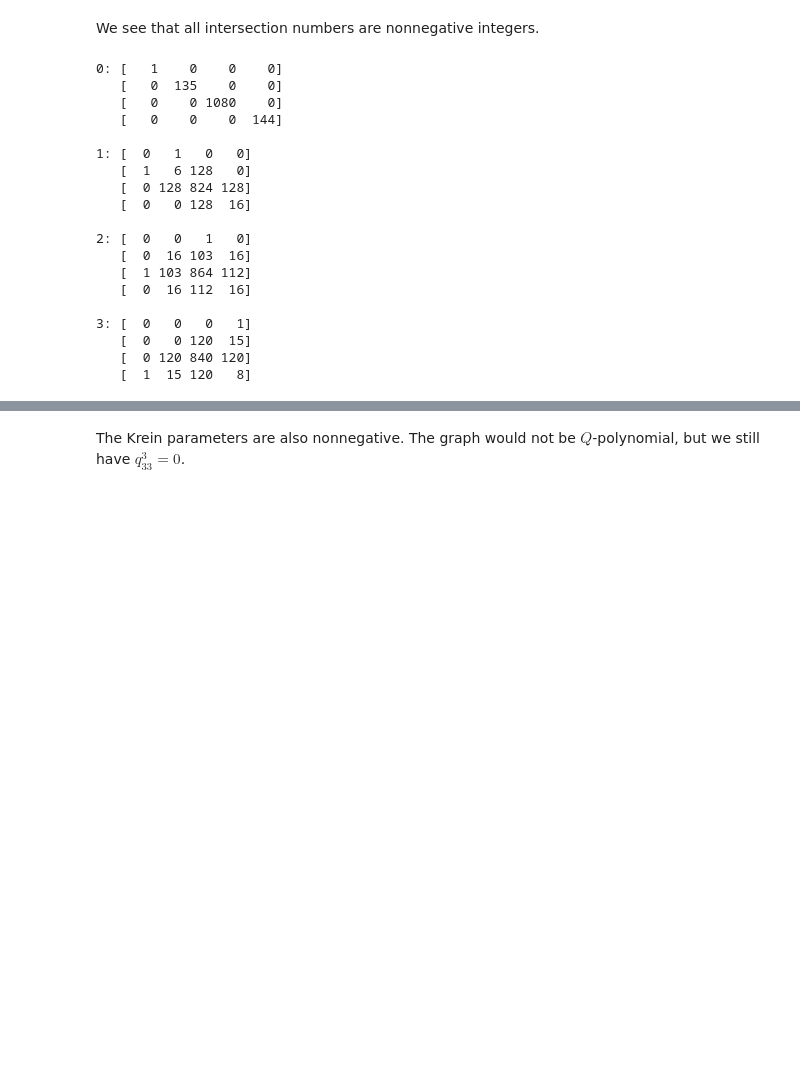
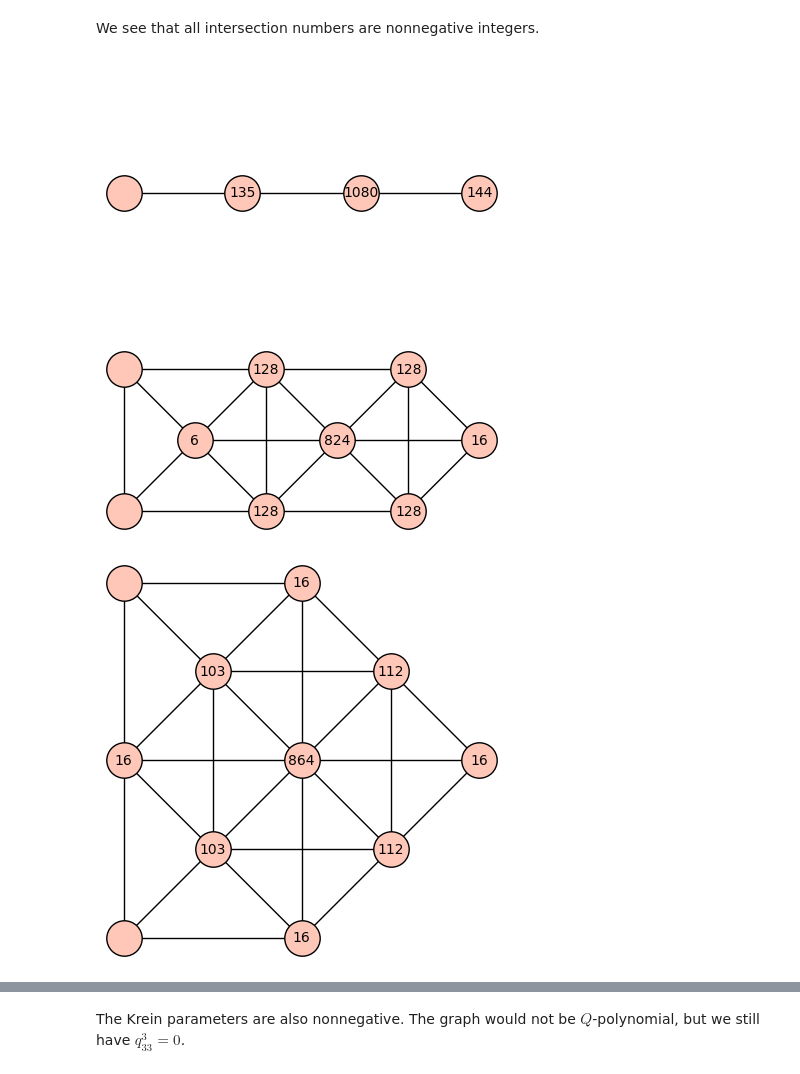
Before and after one commit to jaanos/sage-drg, a Jupyter notebook: jupyter/DRG-135-128-16-1-16-120.ipynb, the cells around one changed output, grey strips where cells are left out. Cells and saved outputs as stored; diff of their text form; code cells hidden in the pictures; blank space fills up the shorter version.

Commit message:
Replace tables of intersection numbers by diagrams of distance partitions

```diff
--- a/jupyter/DRG-135-128-16-1-16-120.ipynb
+++ b/jupyter/DRG-135-128-16-1-16-120.ipynb
@@ -13,25 +13,9 @@ p.order()
 1360
 # %% [markdown]
 We see that all intersection numbers are nonnegative integers.
-# %%
-p.pTable()
-# %% [output]
-0: [   1    0    0    0]
-   [   0  135    0    0]
-   [   0    0 1080    0]
-   [   0    0    0  144]
-
-1: [  0   1   0   0]
-   [  1   6 128   0]
-   [  0 128 824 128]
-   [  0   0 128  16]
-
-2: [  0   0   1   0]
-   [  0  16 103  16]
-   [  1 103 864 112]
-   [  0  16 112  16]
-
-3: [  0   0   0   1]
-   [  0   0 120  15]
-   [  0 120 840 120]
-   [  1  15 120   8]
+# %%
+p.show_distancePartitions(vertex_size = 650)
+# %% [output]
+[figure, added]
+[figure, added]
+[figure, added]
```
Also changed, not shown: parts of 1 cell of this notebook, 2 other files.
